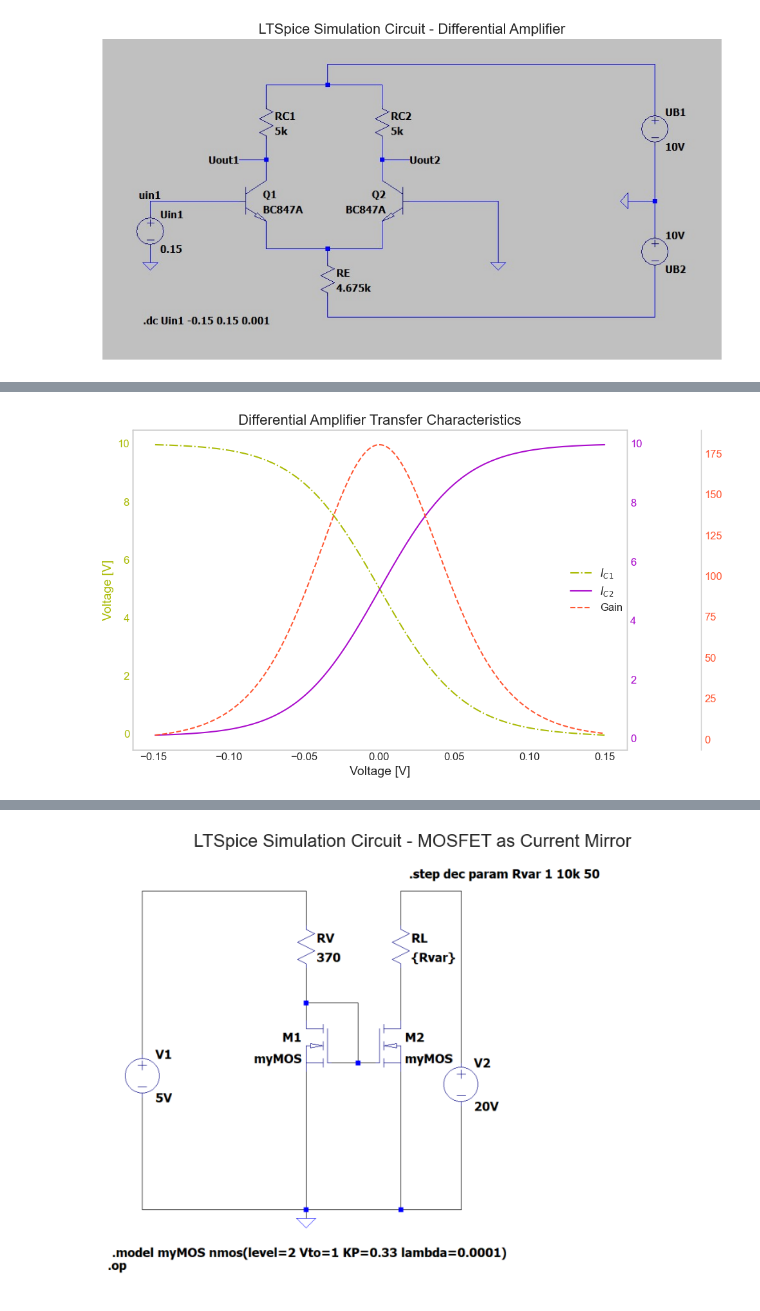
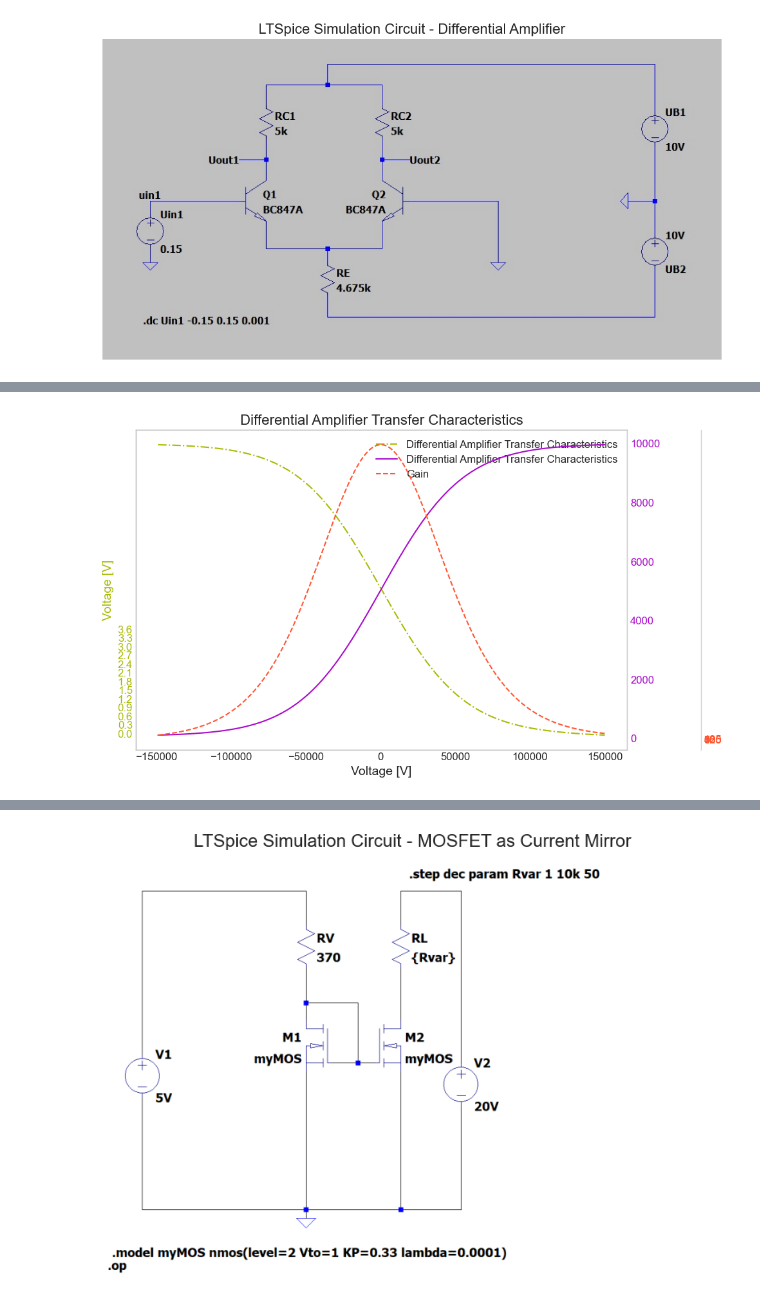
Before and after one commit to Ashu-NT/power_electronics_lab, a Jupyter notebook: src/Lab_3.ipynb, the cells around one changed output, grey strips where cells are left out. Saved outputs shown, nothing was run; the diff lists cells and outputs as text; code cells hidden in the pictures.

```diff
--- a/src/Lab_3.ipynb
+++ b/src/Lab_3.ipynb
@@ -108,21 +108,21 @@ if IS_DATA_AVAILABLE:
 | 4 | -0.146 | 9.961155 | 0.117584 | 3.003672 |
 # %%
 # Plotting multiple data
-from components.data_visualizing import plot_multiple_sim_data_2, plot_sim_data
+from components.data_visualizing import plot_multiple_sim_data, plot_sim_data
 
 PLOT_MULTI_SIM_DATA = True
 
 if PLOT_MULTI_SIM_DATA:
-    fig = plot_multiple_sim_data_2(
+    fig = plot_multiple_sim_data(
         sim_data=sim_data,
         x_label='Voltage [V]',
         y1_label= 'Voltage [V]',
         title='Differential Amplifier Transfer Characteristics',
-        label1='$I_{C1}$',
-        label2='$I_{C2}$',
+        label1='Differential Amplifier Transfer Characteristics',
+        label2='Differential Amplifier Transfer Characteristics',
         label3='Gain',
         #is_multi=True
     )
 # %% [output]
-[figure, old version]
+[figure, new version]
 # %% [markdown]
```
Also changed, not shown: parts of 2 cells of this notebook.
